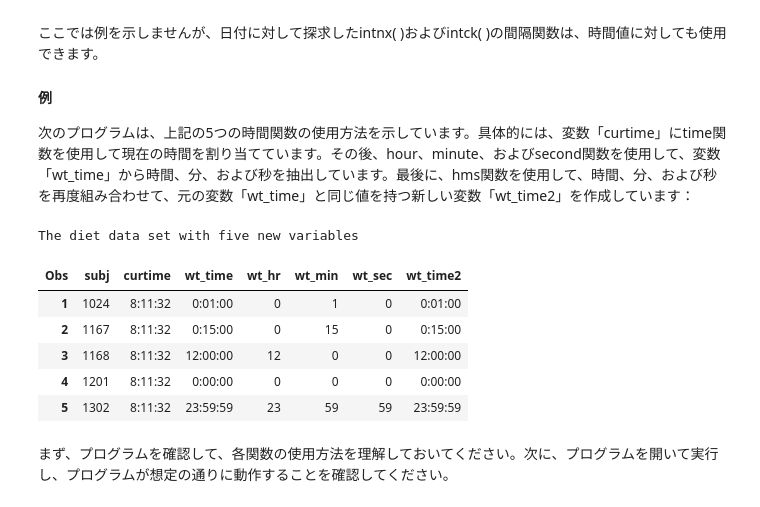
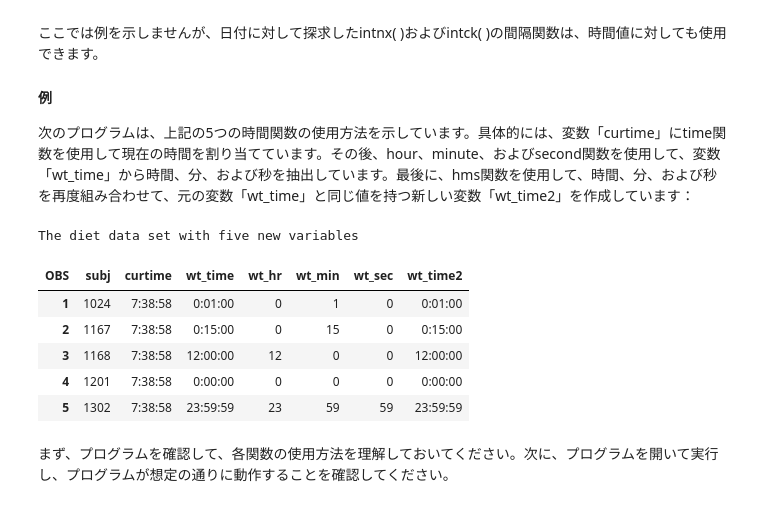
Before and after one commit to k-nkmt/Intro_to_SAS_Notes_ja, a Jupyter notebook: Notebook/08_Format_Procedure_Dates.ipynb, the cells around one changed output. Saved outputs shown, nothing was run; the diff lists cells and outputs as text; code cells hidden in the pictures.

```diff
--- a/Notebook/08_Format_Procedure_Dates.ipynb
+++ b/Notebook/08_Format_Procedure_Dates.ipynb
@@ -2142,37 +2177,37 @@ We won't look at an example of their use here, but the interval functions intnx(
 The following SAS program illustrates the use of the five time functions mentioned above. Specifically, the variable curtime is assigned the current time using the time( ) function. Then, the hour( ), minute( ) and second( ) functions are used to extract the hours, minutes and seconds from the wt_time variable. And finally, the hms( ) function is used to put the hours, minutes, and seconds back together again to create a new variable called wt_time2 that equals the old wt_time variable:
  -->
 # %%
-DATA diet;
-    input subj 1-4 l_name $ 18-23 weight 30-32
-        +1 wt_date mmddyy8. @43 b_date mmddyy8.
-        @52 wt_time time8.;
-    curtime = time();
-    wt_hr = hour(wt_time);
-    wt_min = minute(wt_time);
-    wt_sec = second(wt_time);
-    wt_time2 = hms(wt_hr, wt_min, wt_sec);
-    format curtime wt_time wt_time2 time8.;
-    DATALINES;
+data diet;
+  input subj 1-4 l_name $ 18-23 weight 30-32
+      +1 wt_date mmddyy8. @43 b_date mmddyy8.
+      @52 wt_time time8.;
+  curtime = time();
+  wt_hr = hour(wt_time);
+  wt_min = minute(wt_time);
+  wt_sec = second(wt_time);
+  wt_time2 = hms(wt_hr, wt_min, wt_sec);
+  format curtime wt_time wt_time2 time8.;
+  datalines;
 1024 Alice       Smith  1 65 125 12/1/05  01/01/60 00:01:00
 1167 Maryann     White  1 68 140 12/01/05 01/01/59 00:15:00
 1168 Thomas      Jones  2    190 12/2/05  06/15/60 12:00:00
 1201 Benedictine Arnold 2 68 190 11/30/05 12/31/60 00:00:00
 1302 Felicia     Ho     1 63 115 1/1/06   06/15/58 23:59:59
 ;
-RUN;
+run;
 
-PROC PRINT data=diet;
-    title 'The diet data set with five new variables';
-    var subj curtime wt_time wt_hr wt_min wt_sec wt_time2;
-RUN;
+title 'The diet data set with five new variables';
+proc print data=diet;
+  var subj curtime wt_time wt_hr wt_min wt_sec wt_time2;
+run;
 # %% [output]
 The diet data set with five new variables
-| Obs | subj | curtime | wt_time | wt_hr | wt_min | wt_sec | wt_time2 |
-| 1 | 1024 | 8:11:32 | 0:01:00 | 0 | 1 | 0 | 0:01:00 |
-| 2 | 1167 | 8:11:32 | 0:15:00 | 0 | 15 | 0 | 0:15:00 |
-| 3 | 1168 | 8:11:32 | 12:00:00 | 12 | 0 | 0 | 12:00:00 |
-| 4 | 1201 | 8:11:32 | 0:00:00 | 0 | 0 | 0 | 0:00:00 |
-| 5 | 1302 | 8:11:32 | 23:59:59 | 23 | 59 | 59 | 23:59:59 |
+| OBS | subj | curtime | wt_time | wt_hr | wt_min | wt_sec | wt_time2 |
+| 1 | 1024 | 7:38:58 | 0:01:00 | 0 | 1 | 0 | 0:01:00 |
+| 2 | 1167 | 7:38:58 | 0:15:00 | 0 | 15 | 0 | 0:15:00 |
+| 3 | 1168 | 7:38:58 | 12:00:00 | 12 | 0 | 0 | 12:00:00 |
+| 4 | 1201 | 7:38:58 | 0:00:00 | 0 | 0 | 0 | 0:00:00 |
+| 5 | 1302 | 7:38:58 | 23:59:59 | 23 | 59 | 59 | 23:59:59 |
 # %% [markdown]
 まず、プログラムを確認して、各関数の使用方法を理解しておいてください。次に、プログラムを開いて実行し、プログラムが想定の通りに動作することを確認してください。
 
```
Also changed, not shown: parts of 57 cells of this notebook, 8 other files.
